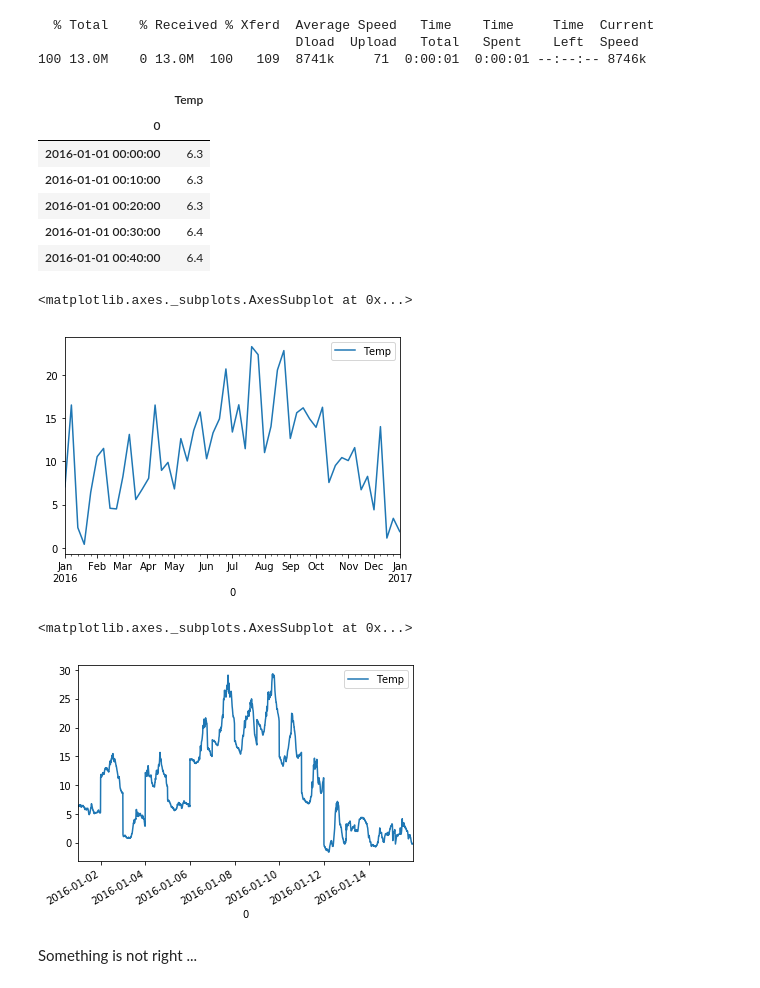
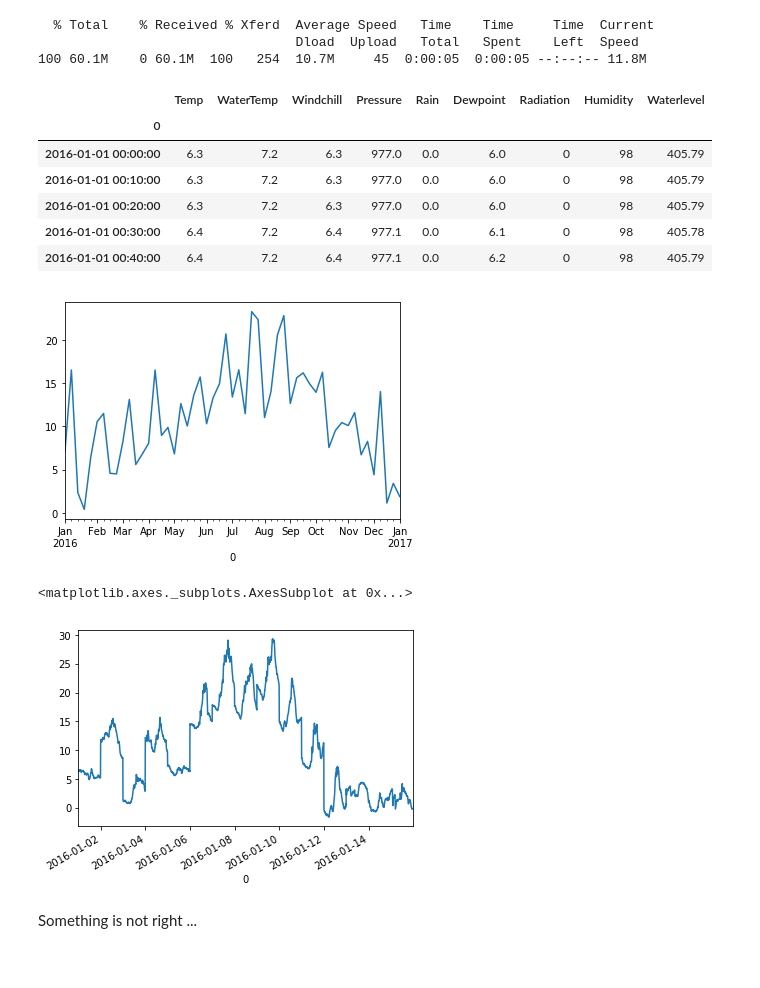
Before and after one commit to wildtreetech/explore-open-data, a Jupyter notebook: weather-trends.ipynb, the cells around one changed output. Drawn from its saved outputs; the diff is of its cells as text; code cells hidden in the pictures.

```diff
--- a/weather-trends.ipynb
+++ b/weather-trends.ipynb
@@ -1,12 +1,12 @@
 # %%
 !curl -o 'weather-2016.html' \
-    -d 'messw_beg=01.01.2016&messw_end=31.12.2016&felder[]=Temp2m&auswahl=2&combilog=mythenquai&suchen=Werte anzeigen' \
+    -d 'messw_beg=01.01.2016&messw_end=31.12.2016&felder[]=Temp2m&felder[]=TempWasser&felder[]=Windchill&felder[]=LuftdruckQFE&felder[]=Regen&felder[]=Taupunkt&felder[]=Strahlung&felder[]=Feuchte&felder[]=Pegel&auswahl=2&combilog=mythenquai&suchen=Werte anzeigen' \
     -e 'https://www.tecson-data.ch/zurich/mythenquai/index.php' \
     -X POST 'https://www.tecson-data.ch/zurich/mythenquai/uebersicht/messwerte.php'
 # %% [output]
   % Total    % Received % Xferd  Average Speed   Time    Time     Time  Current
                                  Dload  Upload   Total   Spent    Left  Speed
-100 13.0M    0 13.0M  100   109  8741k     71  0:00:01  0:00:01 --:--:-- 8746k
+100 60.1M    0 60.1M  100   254  10.7M     45  0:00:05  0:00:05 --:--:-- 11.8M
 # %%
 %matplotlib inline
 import pandas as pd
@@ -16,26 +16,27 @@ df = pd.read_html(open('weather-2016.html', encoding='iso-8859-1'),
                   skiprows=1, parse_dates=True, index_col=0)
 df = df[0]
 # %%
-df.columns = ['Temp']
+df.columns = ['Temp', 'WaterTemp', 'Windchill', 'Pressure', 'Rain',
+              'Dewpoint', 'Radiation', 'Humidity', 'Waterlevel']
 df.head()
 # %% [output]
-|  | Temp |
-| 0 |  |
-| 2016-01-01 00:00:00 | 6.3 |
-| 2016-01-01 00:10:00 | 6.3 |
-| 2016-01-01 00:20:00 | 6.3 |
-| 2016-01-01 00:30:00 | 6.4 |
-| 2016-01-01 00:40:00 | 6.4 |
+|  | Temp | WaterTemp | Windchill | Pressure | Rain | Dewpoint | Radiation | Humidity | Waterlevel |
+| 0 |  |  |  |  |  |  |  |  |  |
+| 2016-01-01 00:00:00 | 6.3 | 7.2 | 6.3 | 977.0 | 0.0 | 6.0 | 0 | 98 | 405.79 |
+| 2016-01-01 00:10:00 | 6.3 | 7.2 | 6.3 | 977.0 | 0.0 | 6.0 | 0 | 98 | 405.79 |
+| 2016-01-01 00:20:00 | 6.3 | 7.2 | 6.3 | 977.0 | 0.0 | 6.0 | 0 | 98 | 405.79 |
+| 2016-01-01 00:30:00 | 6.4 | 7.2 | 6.4 | 977.1 | 0.0 | 6.1 | 0 | 98 | 405.78 |
+| 2016-01-01 00:40:00 | 6.4 | 7.2 | 6.4 | 977.1 | 0.0 | 6.2 | 0 | 98 | 405.79 |
 # %%
-df.resample('W').mean().plot()
+temperature = df['Temp']
+temperature.resample('W').mean().plot();
 # %% [output]
-<matplotlib.axes._subplots.AxesSubplot at 0x...>
-[figure, old version]
+[figure, new version]
 # %%
-df[:"01/15/2016"].plot()
+temperature[:"01/15/2016"].plot()
 # %% [output]
 <matplotlib.axes._subplots.AxesSubplot at 0x...>
-[figure, old version]
+[figure, new version]
 # %% [markdown]
 Something is not right ...
 # %%
```
Also changed, not shown: parts of 12 cells of this notebook.
